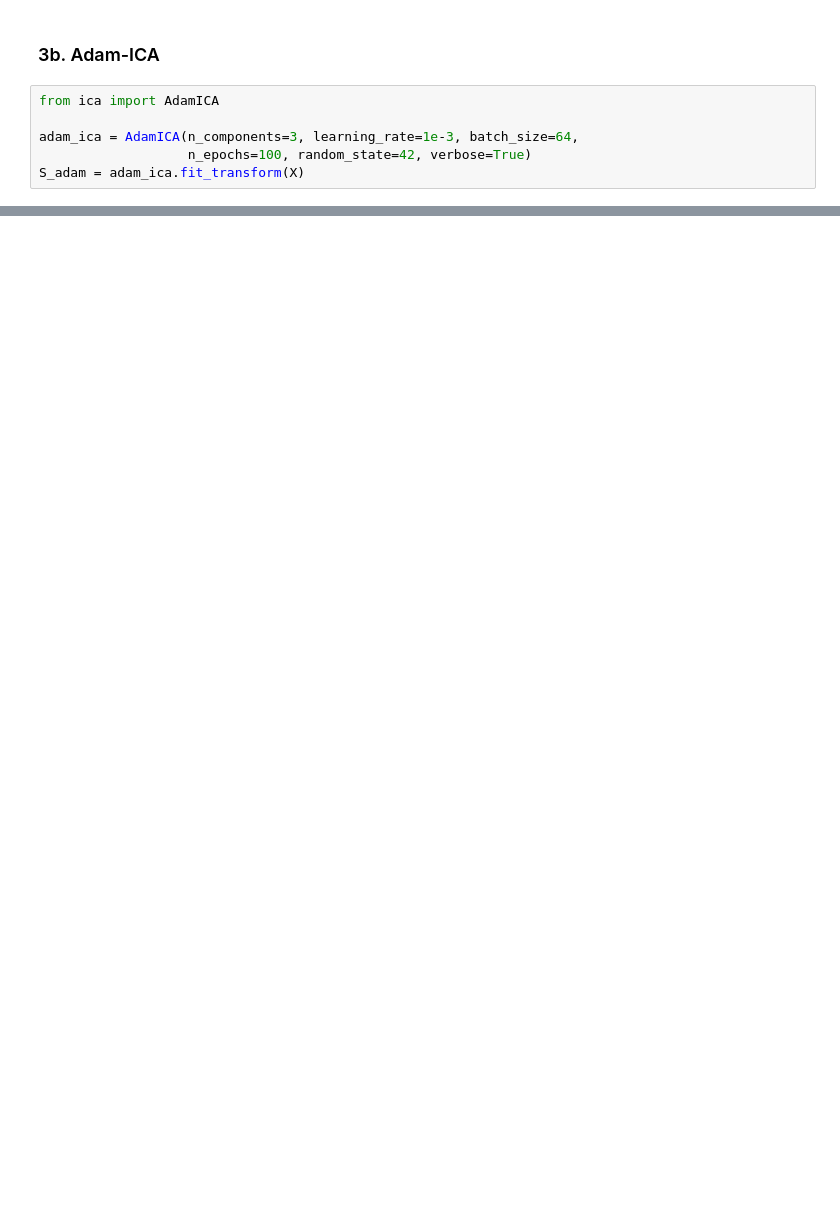
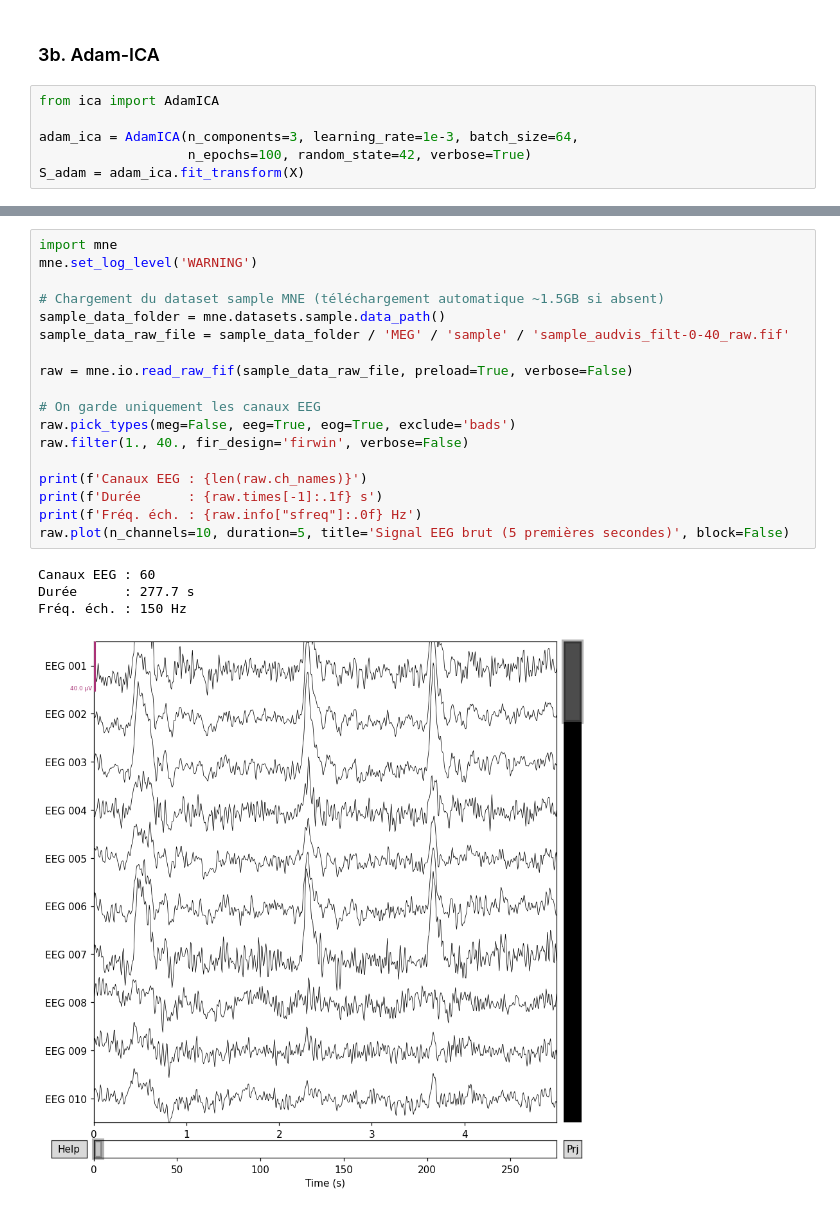
Before and after one commit to samirasonfack/Dimension_Reduction_ICA, a Jupyter notebook: notebooks/demo.ipynb, the cells around one changed output, grey strips where cells are left out. Cells and saved outputs as stored; diff of their text form; blank space fills up the shorter version.

```diff
--- a/notebooks/demo.ipynb
+++ b/notebooks/demo.ipynb
@@ -145,0 +360,23 @@ plt.show()
+# %%
+import mne
+mne.set_log_level('WARNING')
+
+# Chargement du dataset sample MNE (téléchargement automatique ~1.5GB si absent)
+sample_data_folder = mne.datasets.sample.data_path()
+sample_data_raw_file = sample_data_folder / 'MEG' / 'sample' / 'sample_audvis_filt-0-40_raw.fif'
+
+raw = mne.io.read_raw_fif(sample_data_raw_file, preload=True, verbose=False)
+
+# On garde uniquement les canaux EEG
+raw.pick_types(meg=False, eeg=True, eog=True, exclude='bads')
+raw.filter(1., 40., fir_design='firwin', verbose=False)
+
+print(f'Canaux EEG : {len(raw.ch_names)}')
+print(f'Durée      : {raw.times[-1]:.1f} s')
+print(f'Fréq. éch. : {raw.info["sfreq"]:.0f} Hz')
+raw.plot(n_channels=10, duration=5, title='Signal EEG brut (5 premières secondes)', block=False)
+# %% [output]
+Canaux EEG : 60
+Durée      : 277.7 s
+Fréq. éch. : 150 Hz
+[figure, added]
```
Also changed, not shown: parts of 31 cells of this notebook, 28 other files.
